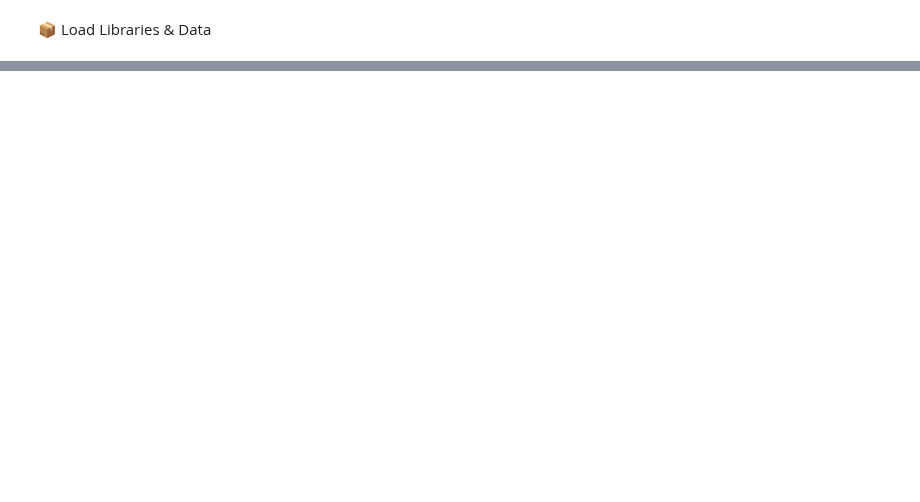
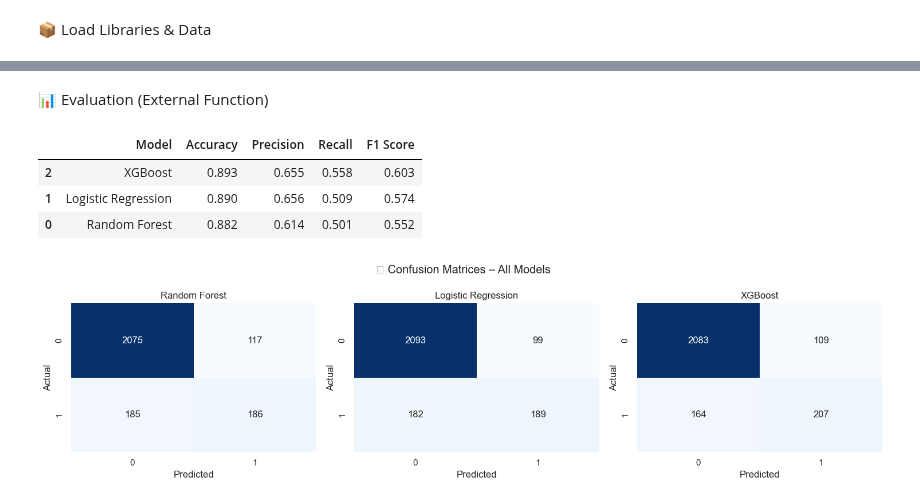
Before and after one commit to mantas123456/Data_Science_Portfolio, a Jupyter notebook: Project_1_Sports_Prediction/notebooks/02_podium_prediction_model.ipynb, the cells around one changed output, grey strips where cells are left out. Saved outputs shown, nothing was run; the diff lists cells and outputs as text; code cells hidden in the pictures; blank space fills up the shorter version.

```diff
--- a/Project_1_Sports_Prediction/notebooks/02_podium_prediction_model.ipynb
+++ b/Project_1_Sports_Prediction/notebooks/02_podium_prediction_model.ipynb
@@ -132,0 +37,17 @@ merged = merged.merge(constructor_points, on=["raceId", "constructorId"], how="l
+# %%
+results["podium"] = results["positionOrder"].apply(lambda x: 1 if x in [1, 2, 3] else 0)
+
+merged = results.merge(races[["raceId", "year"]], on="raceId")
+merged = merged.merge(drivers[["driverId", "driverRef"]], on="driverId")
+merged = merged.merge(constructors[["constructorId", "name"]], on="constructorId").rename(columns={"name": "constructor_name"})
+
+# Add qualifying
+qual_min = qualifying.groupby(["raceId", "driverId"])[["position"]].min().reset_index().rename(columns={"position": "qualifying_position"})
+merged = merged.merge(qual_min, on=["raceId", "driverId"], how="left")
+
+# Add points
+driver_points = driver_standings.groupby(["raceId", "driverId"])[["points"]].max().reset_index().rename(columns={"points": "driver_points"})
+constructor_points = constructor_standings.groupby(["raceId", "constructorId"])[["points"]].max().reset_index().rename(columns={"points": "constructor_points"})
+
+merged = merged.merge(driver_points, on=["raceId", "driverId"])
+merged = merged.merge(constructor_points, on=["raceId", "constructorId"])
@@ -154,10 +68 @@ model_data_encoded = pd.get_dummies(
-# %%
-# Split into features and target
-X = model_data_encoded.drop("podium", axis=1)
-y = model_data_encoded["podium"]
-
-# 80/20 train-test split with stratification for class balance
-X_train, X_test, y_train, y_test = train_test_split(
-    X, y, test_size=0.2, random_state=42, stratify=y
-)
 # %% [markdown]
@@ -252,0 +90,39 @@ plt.show()
+# %% [markdown]
+📊 Evaluation (External Function)
+# %%
+model_outputs = {
+    "Random Forest": {"model": rf, "y_pred": y_pred_rf},
+    "Logistic Regression": {"model": lr, "y_pred": y_pred_lr},
+    "XGBoost": {"model": xgb, "y_pred": y_pred_xgb}
+}
+
+results_df = evaluate_models(model_outputs, y_test)
+results_df.style.format({
+    "Accuracy": "{:.3f}",
+    "Precision": "{:.3f}",
+    "Recall": "{:.3f}",
+    "F1 Score": "{:.3f}"
+}).background_gradient(subset=["F1 Score", "Precision", "Recall"], cmap="YlGnBu")
+# %% [output]
+|  | Model | Accuracy | Precision | Recall | F1 Score |
+| 2 | XGBoost | 0.893 | 0.655 | 0.558 | 0.603 |
+| 1 | Logistic Regression | 0.890 | 0.656 | 0.509 | 0.574 |
+| 0 | Random Forest | 0.882 | 0.614 | 0.501 | 0.552 |
+# %%
+import matplotlib.pyplot as plt
+from sklearn.metrics import confusion_matrix
+
+fig, axes = plt.subplots(1, 3, figsize=(15, 4))
+
+for ax, (name, model_data) in zip(axes, model_outputs.items()):
+    cm = confusion_matrix(y_test, model_data["y_pred"])
+    sns.heatmap(cm, annot=True, fmt="d", cmap="Blues", cbar=False, ax=ax)
+    ax.set_title(f"{name}")
+    ax.set_xlabel("Predicted")
+    ax.set_ylabel("Actual")
+
+plt.suptitle("🔍 Confusion Matrices – All Models")
+plt.tight_layout()
+plt.show()
+# %% [output]
+[figure, added]
```
Also changed, not shown: parts of 25 cells of this notebook.
